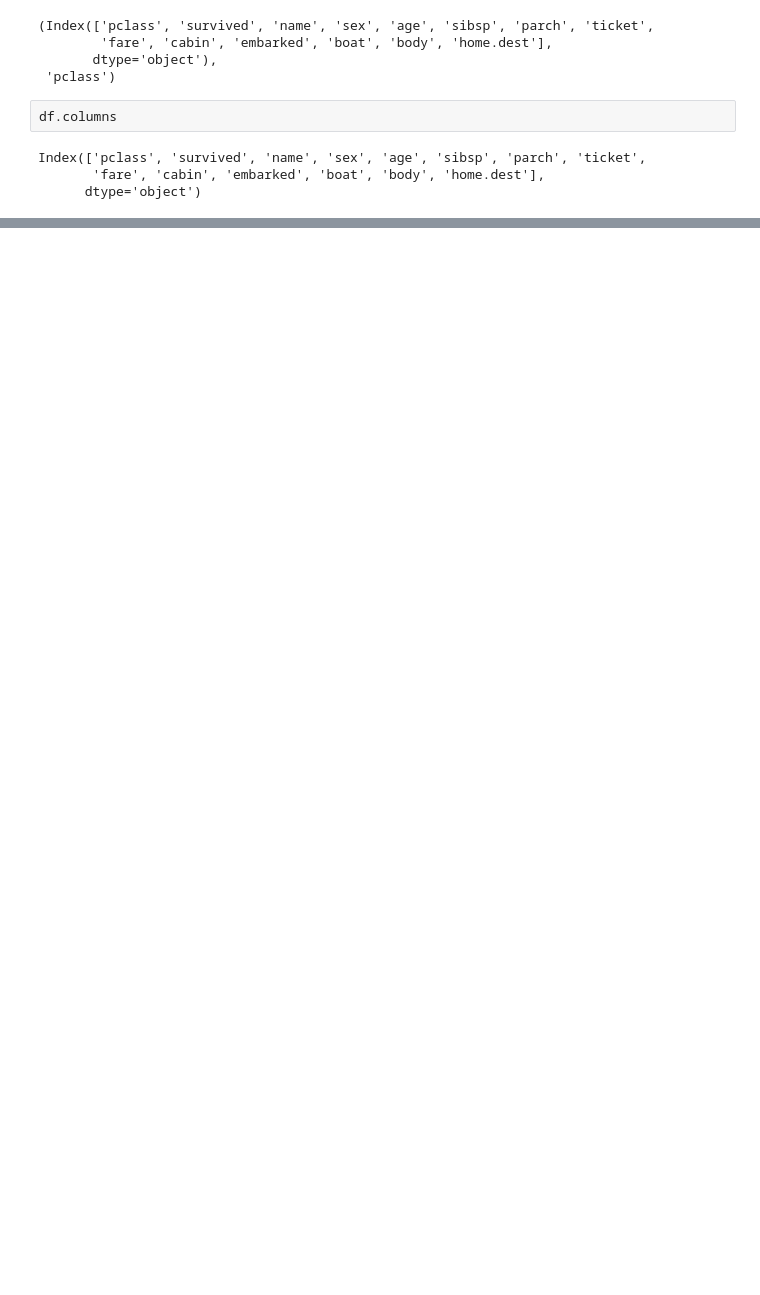
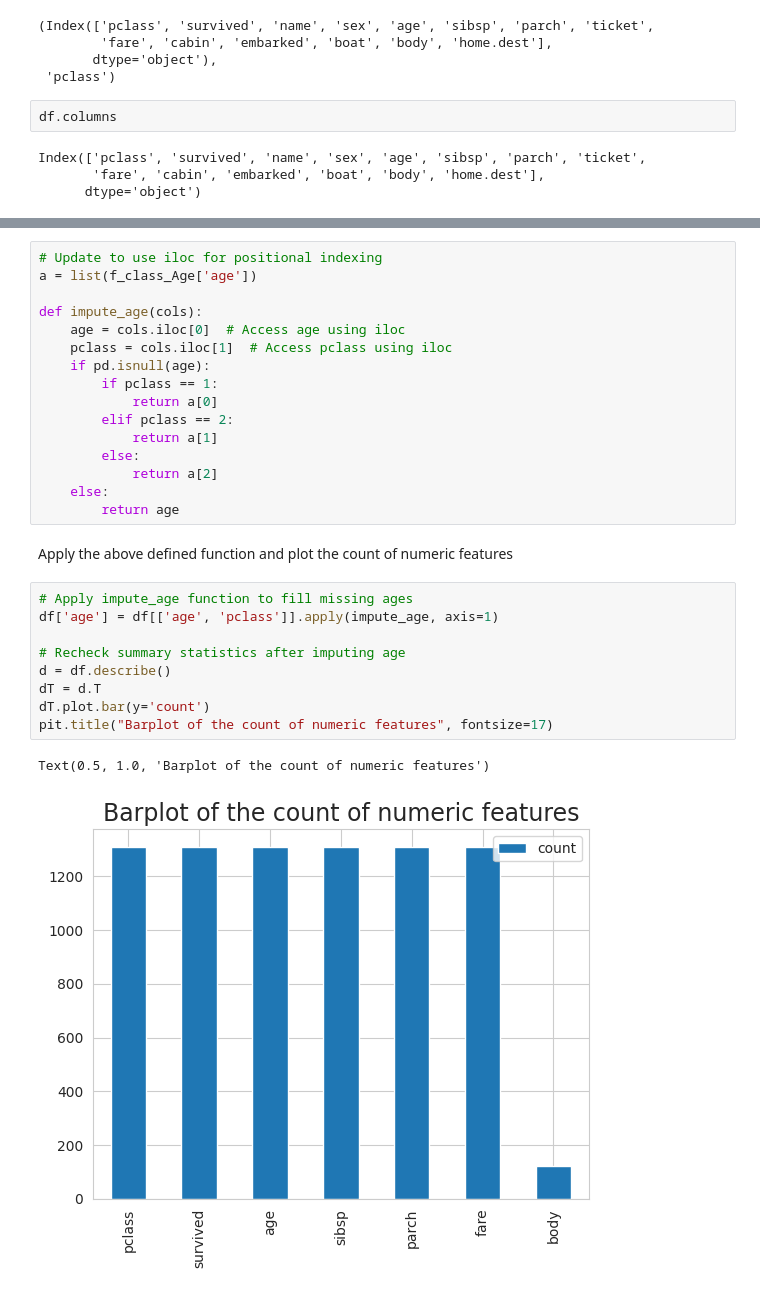
Before and after one commit to 2303A51087/AIML-2025, a Jupyter notebook: Lab05_AIML.ipynb, the cells around one changed output, grey strips where cells are left out. Drawn from its saved outputs; the diff is of its cells as text; blank space fills up the shorter version.

```diff
--- a/Lab05_AIML.ipynb
+++ b/Lab05_AIML.ipynb
@@ -132,0 +140,30 @@ Model training
+# %%
+# Update to use iloc for positional indexing
+a = list(f_class_Age['age'])
+
+def impute_age(cols):
+    age = cols.iloc[0]  # Access age using iloc
+    pclass = cols.iloc[1]  # Access pclass using iloc
+    if pd.isnull(age):
+        if pclass == 1:
+            return a[0]
+        elif pclass == 2:
+            return a[1]
+        else:
+            return a[2]
+    else:
+        return age
+# %% [markdown]
+Apply the above defined function and plot the count of numeric features
+# %%
+# Apply impute_age function to fill missing ages
+df['age'] = df[['age', 'pclass']].apply(impute_age, axis=1)
+
+# Recheck summary statistics after imputing age
+d = df.describe()
+dT = d.T
+dT.plot.bar(y='count')
+pit.title("Barplot of the count of numeric features", fontsize=17)
+# %% [output]
+Text(0.5, 1.0, 'Barplot of the count of numeric features')
+[figure, added]
```
Also changed, not shown: parts of 35 cells of this notebook.
